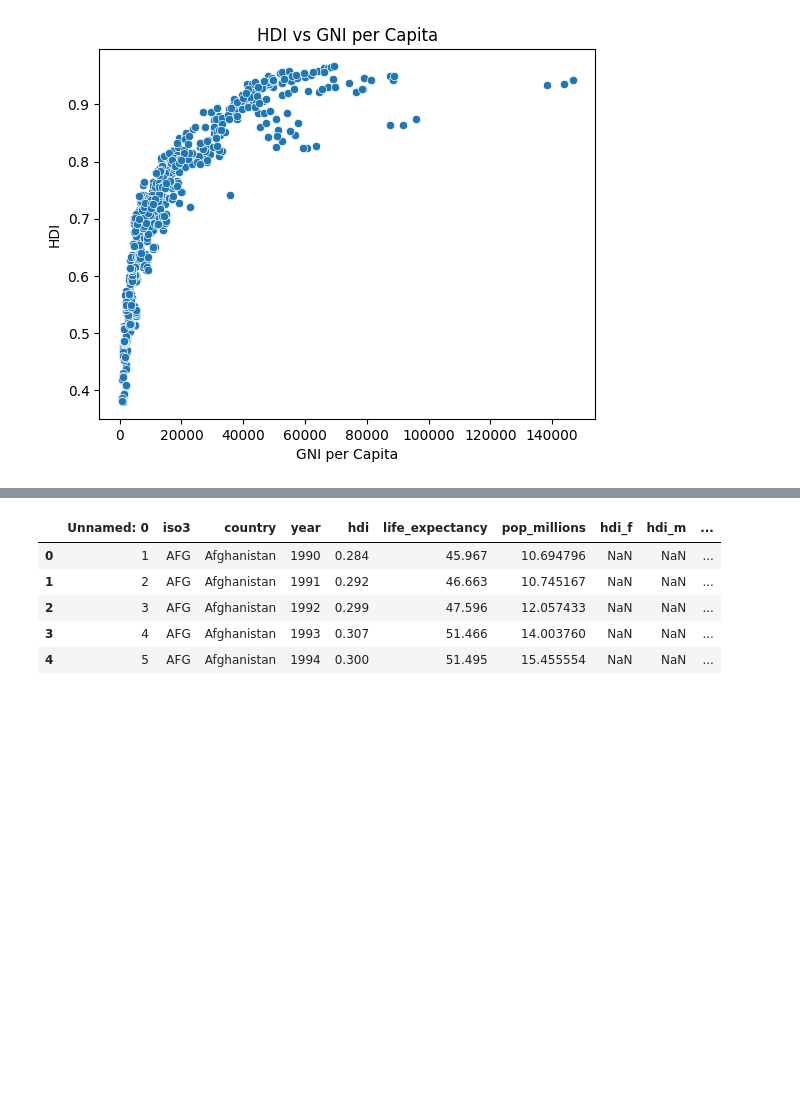
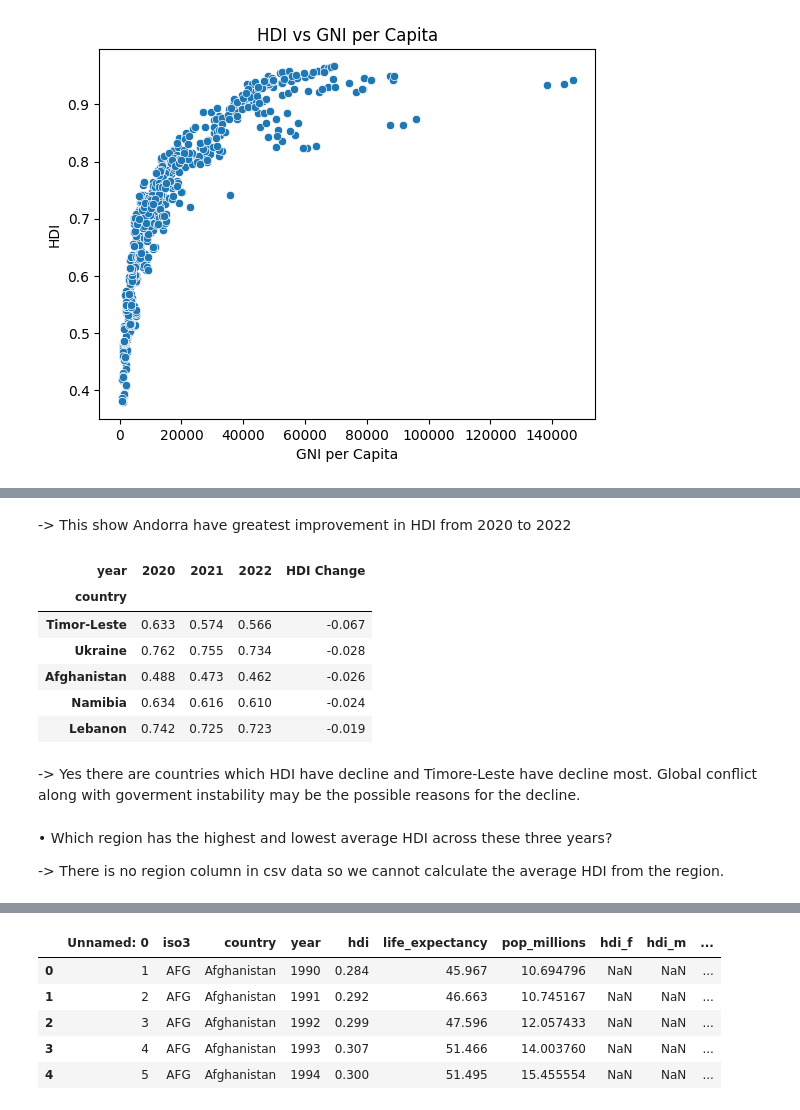
Before and after one commit to BabulBati/5CS037, a Jupyter notebook: WLVID_BabulKrishnaBati.ipynb, the cells around one changed output, grey strips where cells are left out. Cells and saved outputs as stored; diff of their text form; code cells hidden in the pictures; blank space fills up the shorter version.

```diff
--- a/WLVID_BabulKrishnaBati.ipynb
+++ b/WLVID_BabulKrishnaBati.ipynb
@@ -220,0 +244,20 @@ else:
+# %% [markdown]
+-> This show Andorra have greatest improvement in HDI from 2020 to 2022
+# %%
+# • Did any countries experience a decline in HDI? Provide possible reasons.
+
+hdi_improve.sort_values('HDI Change').head()
+# %% [output]
+| year | 2020 | 2021 | 2022 | HDI Change |
+| country |  |  |  |  |
+| Timor-Leste | 0.633 | 0.574 | 0.566 | -0.067 |
+| Ukraine | 0.762 | 0.755 | 0.734 | -0.028 |
+| Afghanistan | 0.488 | 0.473 | 0.462 | -0.026 |
+| Namibia | 0.634 | 0.616 | 0.610 | -0.024 |
+| Lebanon | 0.742 | 0.725 | 0.723 | -0.019 |
+# %% [markdown]
+-> Yes there are countries which HDI have decline and Timore-Leste have decline most. Global conflict along with goverment instability may be the possible reasons for the decline.
+# %% [markdown]
+• Which region has the highest and lowest average HDI across these three years?
+
+-> There is no region column in csv data so we cannot calculate the average HDI from the region.
```
Also changed, not shown: parts of 5 cells of this notebook.
